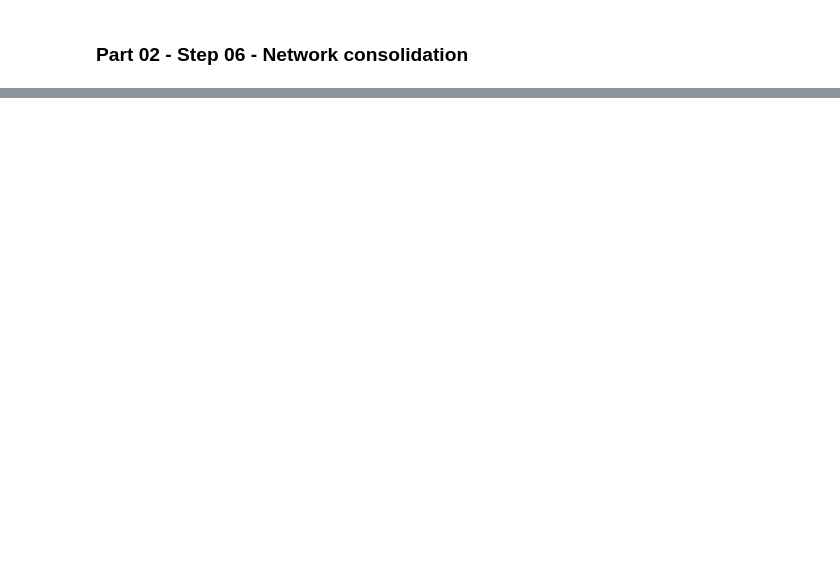
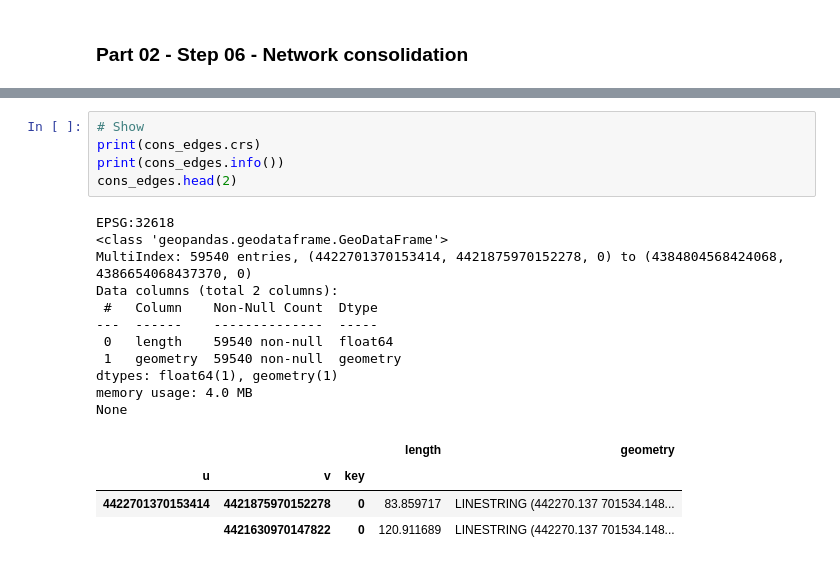
Before and after one commit to Observatorio-Ciudades/vref_walkability_index, a Jupyter notebook: notebooks/01_PL_04_Combine_networks.ipynb, the cells around one changed output, grey strips where cells are left out. Drawn from its saved outputs; the diff is of its cells as text; blank space fills up the shorter version.

```diff
--- a/notebooks/01_PL_04_Combine_networks.ipynb
+++ b/notebooks/01_PL_04_Combine_networks.ipynb
@@ -4696,0 +4703,21 @@ NotImplementedError: Sub-geometries may have coordinate sequences, but multi-par
+# %%
+# Show
+print(cons_edges.crs)
+print(cons_edges.info())
+cons_edges.head(2)
+# %% [output]
+EPSG:32618
+<class 'geopandas.geodataframe.GeoDataFrame'>
+MultiIndex: 59540 entries, (4422701370153414, 4421875970152278, 0) to (4384804568424068, 4386654068437370, 0)
+Data columns (total 2 columns):
+ #   Column    Non-Null Count  Dtype
+---  ------    --------------  -----
+ 0   length    59540 non-null  float64
+ 1   geometry  59540 non-null  geometry
+dtypes: float64(1), geometry(1)
+memory usage: 4.0 MB
+None
+|  |  |  | length | geometry |
+| u | v | key |  |  |
+| 4422701370153414 | 4421875970152278 | 0 | 83.859717 | LINESTRING (442270.137 701534.148... |
+|  | 4421630970147822 | 0 | 120.911689 | LINESTRING (442270.137 701534.148... |
```
Also changed, not shown: parts of 7 cells of this notebook.
